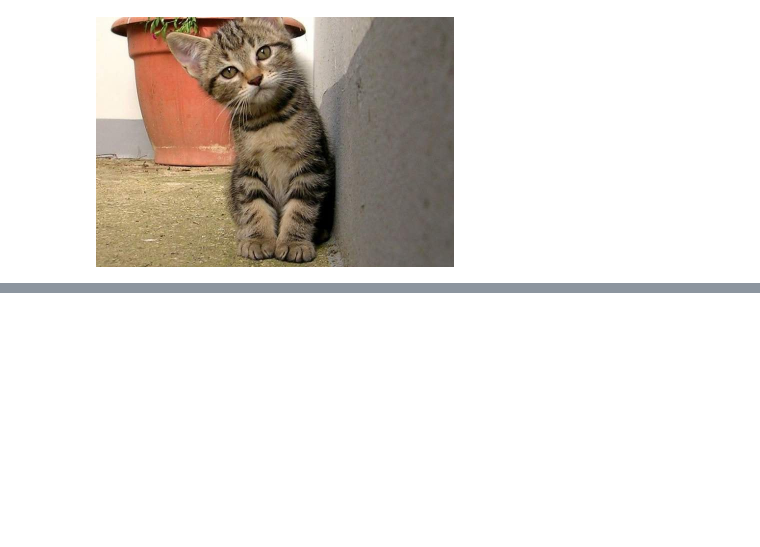
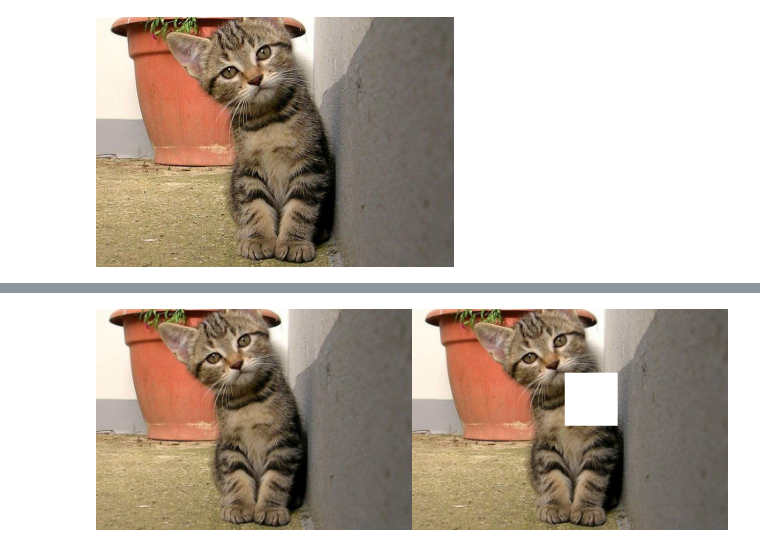
Before and after one commit to rafi1624/PCVK_18_Rafi-Abyantara, a Jupyter notebook: Week1.ipynb, the cells around one changed output, grey strips where cells are left out. Cells and saved outputs as stored; diff of their text form; code cells hidden in the pictures; blank space fills up the shorter version.

```diff
--- a/Week1.ipynb
+++ b/Week1.ipynb
@@ -69,0 +56,15 @@ cv2_imshow(final_frame)
+# %%
+import random
+image_4 = image_2.copy()
+ukuran = 60
+
+
+x_acak = random.randint(0, lebar - ukuran)
+y_acak = random.randint(0, tinggi - ukuran)
+
+image_4[y_acak : y_acak + ukuran, x_acak : x_acak + ukuran] = [255, 255, 255]
+
+final_frame = cv.hconcat((image_2, image_4))
+cv2_imshow(final_frame)
+# %% [output]
+[figure, added]
```
Also changed, not shown: parts of 4 cells of this notebook.
